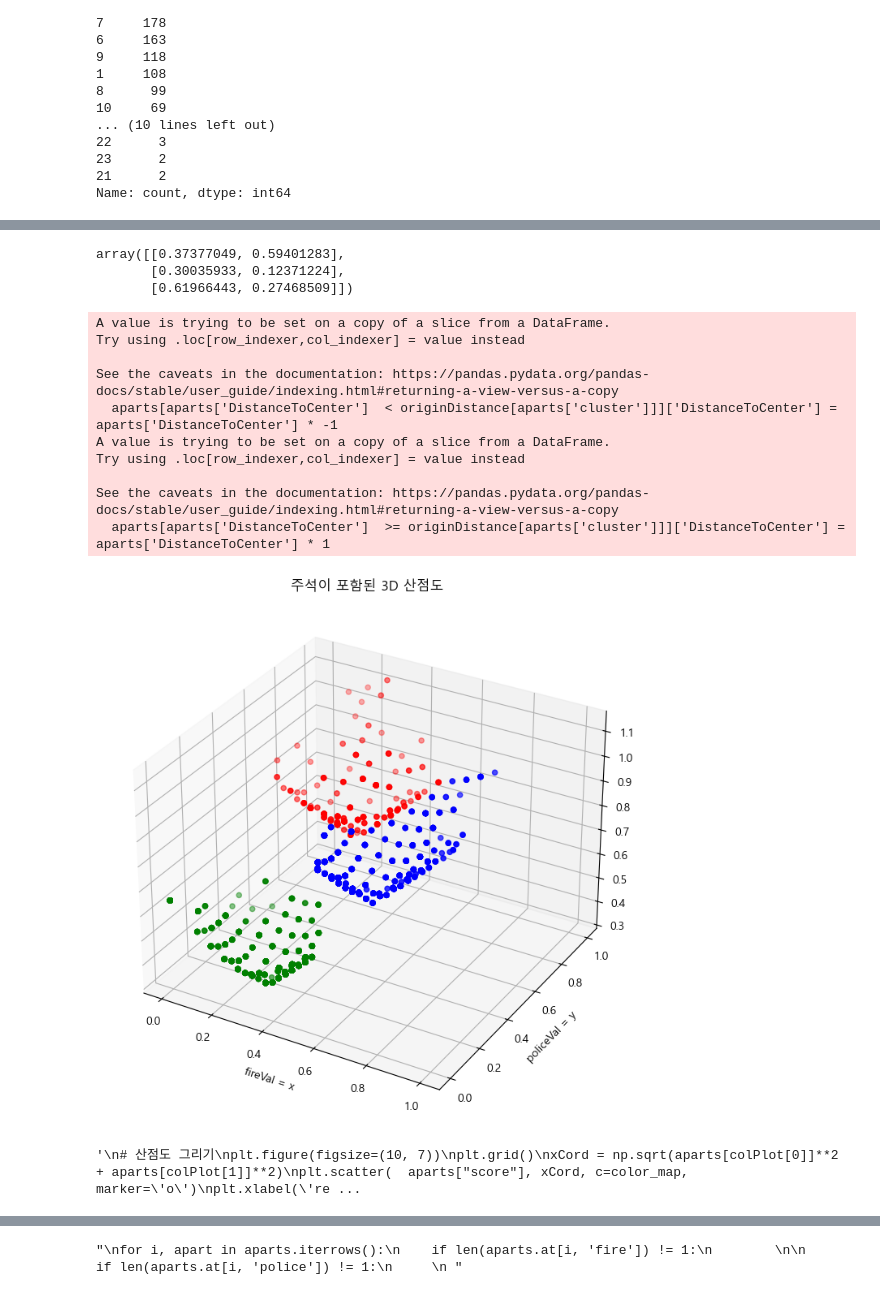
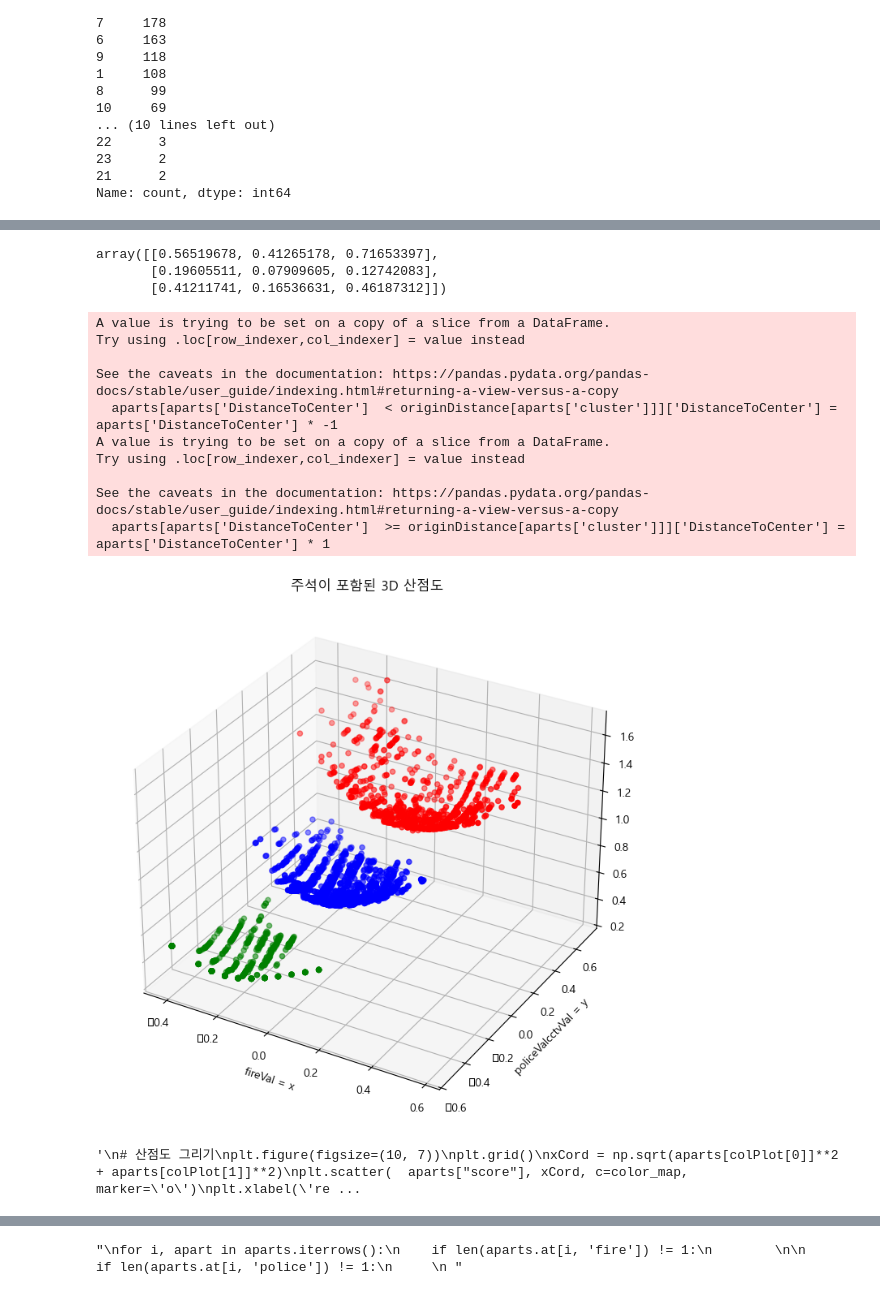
Before and after one commit to fenpon/Machine-Learning-Project1, a Jupyter notebook: safetyModel.ipynb, the cells around one changed output, grey strips where cells are left out. Saved outputs shown, nothing was run; the diff lists cells and outputs as text; code cells hidden in the pictures.

Commit message:
cctv 수 학습에 추가

```diff
--- a/safetyModel.ipynb
+++ b/safetyModel.ipynb
@@ -110,22 +123,27 @@ def in_range(row, aparts_df):
 
 mask_safety = safety.apply(lambda row: in_range(row, aparts), axis=1)
 mask_polices = polices.apply(lambda row: in_range(row, aparts), axis=1)
+mask_cctvs = cctvs.apply(lambda row: in_range(row, aparts), axis=1)
 # %%
 
 #aparts['police'] = [[] for _ in range(len(aparts))]
 
 aparts['fireVal'] = 0
 aparts['policeVal'] = 0
-
+aparts['cctvVal'] = 0
+#"자치구","안심 주소","위도","경도","CCTV 수량","수정 일시"
 
 for i, apart in aparts.iterrows():
     safety_value = safety[mask_safety[i]][['센터명','구분']]
     polices_value = polices[mask_polices[i]][['이름','구분']]
+    cctvs_value = cctvs[mask_cctvs[i]][['CCTV 수량','안심 주소']]
     # 센터명이 비어 있지 않으면
     if not safety_value.empty:
         aparts.at[i, 'fireVal'] = safety_value['구분'].sum()
     if not polices_value.empty:
         aparts.at[i, 'policeVal'] = polices_value['구분'].sum()
+    if not polices_value.empty:
+        aparts.at[i, 'cctvVal'] = cctvs_value['CCTV 수량'].sum()
 # %%
 aparts['fireVal'].value_counts()
 # %% [output]
@@ -176,9 +210,9 @@ aparts.head(1)
 from sklearn.preprocessing import MinMaxScaler
 
 scaler = MinMaxScaler()
-aparts[['fireVal','policeVal']]= scaler.fit_transform(aparts[['fireVal','policeVal']])
+aparts[['fireVal','policeVal','cctvVal']]= scaler.fit_transform(aparts[['fireVal','policeVal','cctvVal']])
 # %%
-trainDf  = aparts[['fireVal','policeVal']]
+trainDf  = aparts[['fireVal','policeVal','cctvVal']]
 # %%
 from sklearn.cluster import KMeans
 import matplotlib.pyplot as plt
@@ -195,8 +229,8 @@ aparts['cluster'] = kmeans.fit_predict(trainDf)
 centroids = kmeans.cluster_centers_
 display(centroids)
 
-orderCols = ['fireVal','policeVal'] # 실제 학습시키는 colums 순서와 같다.
-colPlot = ['fireVal','policeVal']
+orderCols = ['fireVal','policeVal','cctvVal'] # 실제 학습시키는 colums 순서와 같다.
+colPlot = ['fireVal','policeVal','cctvVal']
 aparts['DistanceToCenter'] = aparts.apply(
     lambda row: np.linalg.norm(row[orderCols] - centroids[row['cluster']]),  # 유클리드 거리 계산
     axis=1
@@ -215,38 +249,38 @@ aparts["score"] = aparts['DistanceToCenter'] + originDistance[aparts['cluster']]
 classLevels = np.argsort(originDistance)[::-1]  # 내림차순 정렬
 
 # cluster와 classLevels 비교 후, 특정 열 업데이트
 for i, idx in enumerate(classLevels):
      aparts.loc[aparts['cluster'] == idx, 'class'] = int(i)   # 클래스 레벨 할당
 
 color_map = [colors[int(cls) - 1] for cls in aparts['class']]  # 클래스가 1부터 시작하므로 -1
-script.common.look3D(aparts,colPlot,[],color_map,'')
+script.common.look3ND(aparts,colPlot,[],color_map,'')
 
 
 
 """
 # 산점도 그리기
 plt.figure(figsize=(10, 7))
 plt.grid()
 xCord = np.sqrt(aparts[colPlot[0]]**2 + aparts[colPlot[1]]**2)
 plt.scatter(  aparts["score"], xCord, c=color_map, marker='o')
 plt.xlabel('result')
 plt.ylabel(colPlot[0] + " + "+colPlot[1] + " = x" )
 """
 # %% [output]
-array([[0.37377049, 0.59401283],
-       [0.30035933, 0.12371224],
-       [0.61966443, 0.27468509]])
+array([[0.56519678, 0.41265178, 0.71653397],
+       [0.19605511, 0.07909605, 0.12742083],
+       [0.41211741, 0.16536631, 0.46187312]])
 A value is trying to be set on a copy of a slice from a DataFrame.
 Try using .loc[row_indexer,col_indexer] = value instead
 
 See the caveats in the documentation: https://pandas.pydata.org/pandas-docs/stable/user_guide/indexing.html#returning-a-view-versus-a-copy
   aparts[aparts['DistanceToCenter']  < originDistance[aparts['cluster']]]['DistanceToCenter'] = aparts['DistanceToCenter'] * -1
 A value is trying to be set on a copy of a slice from a DataFrame.
 Try using .loc[row_indexer,col_indexer] = value instead
 
 See the caveats in the documentation: https://pandas.pydata.org/pandas-docs/stable/user_guide/indexing.html#returning-a-view-versus-a-copy
   aparts[aparts['DistanceToCenter']  >= originDistance[aparts['cluster']]]['DistanceToCenter'] = aparts['DistanceToCenter'] * 1
-[figure, old version]
+[figure, new version]
 '\n# 산점도 그리기\nplt.figure(figsize=(10, 7))\nplt.grid()\nxCord = np.sqrt(aparts[colPlot[0]]**2 + aparts[colPlot[1]]**2)\nplt.scatter(  aparts["score"], xCord, c=color_map, marker=\'o\')\nplt.xlabel(\'re ...
 # %%
 aparts[aparts['class'] == 0]
```
Also changed, not shown: parts of 4 cells of this notebook, 4 other files.
